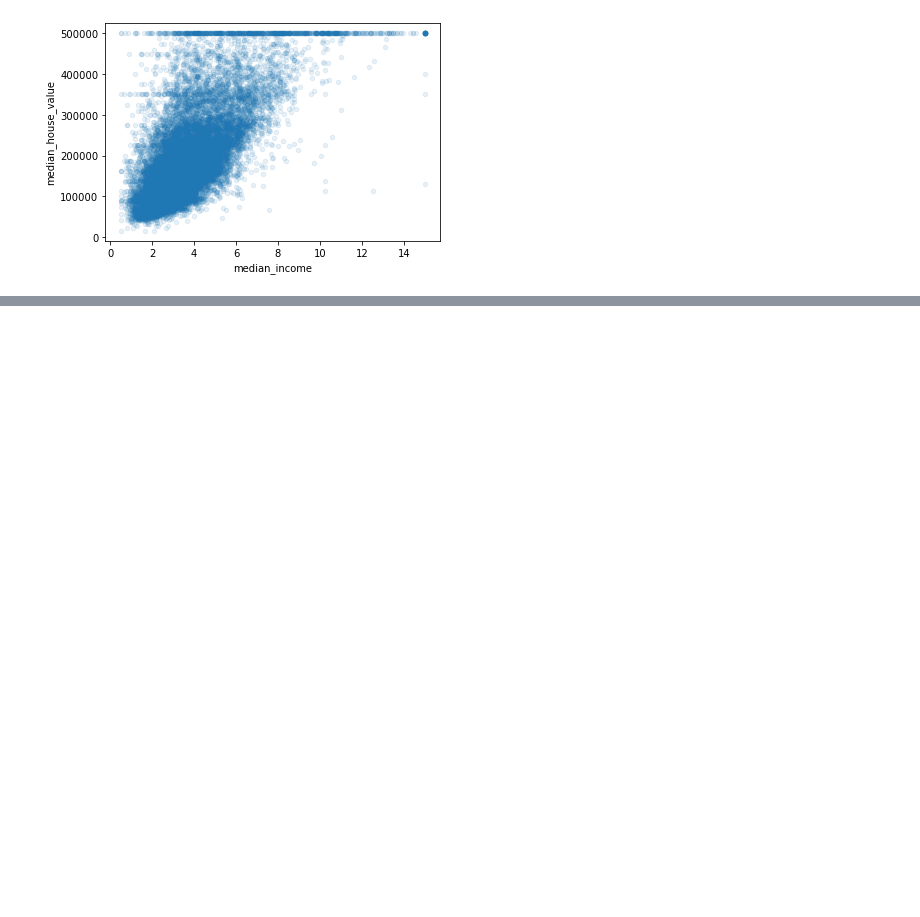
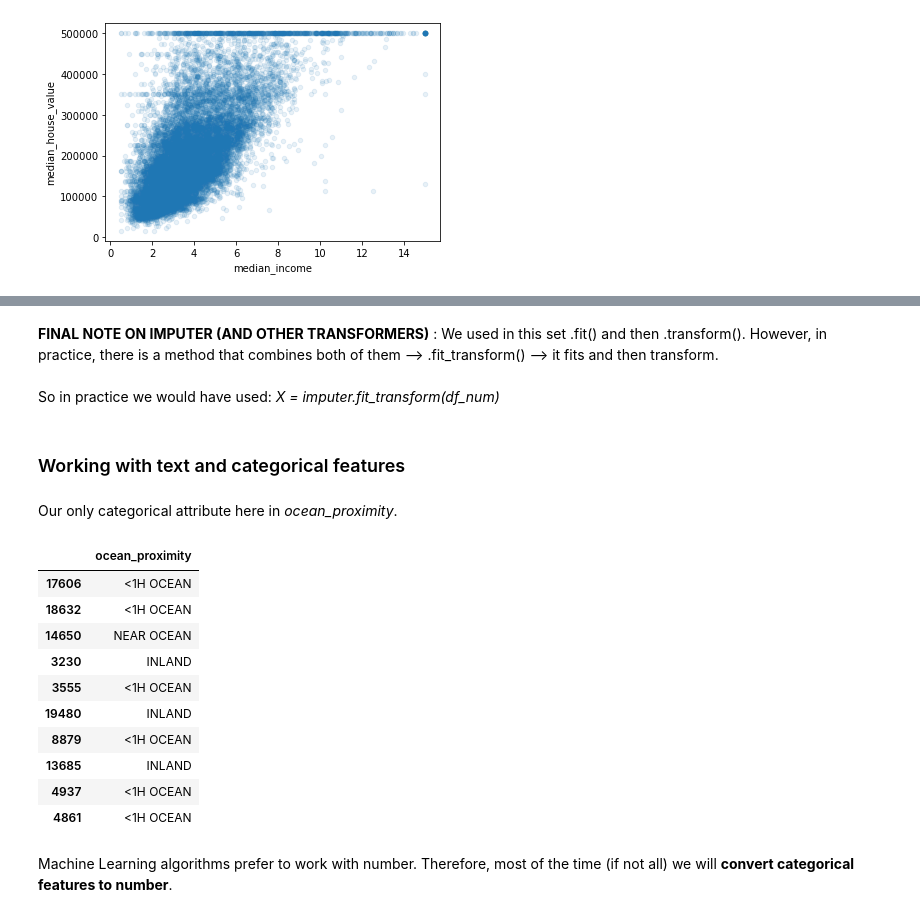
Before and after one commit to faresalouf/Machine_Learning, a Jupyter notebook: 1_Get_Started.ipynb, the cells around one changed output, grey strips where cells are left out. Cells and saved outputs as stored; diff of their text form; code cells hidden in the pictures; blank space fills up the shorter version.

Commit message:
Up to custom transformers

```diff
--- a/1_Get_Started.ipynb
+++ b/1_Get_Started.ipynb
@@ -395,0 +438,7 @@ plt.show()
+# %%
+# We will start by isolating the features (independant variables) from the target/labels (dependant variable).
+
+# By doing this we are also deleting the combined variables that we created. Don't worry, we will re-create them later in
+# a reproducible and more "Machine-Learny" way.
+df = strat_train_set.drop('median_house_value', axis = 1) # Features
+df_labels = strat_train_set['median_house_value'] # Labels
@@ -395,0 +460,4 @@ plt.show()
+# %%
+# Replace the missing values by the median
+median = df['total_bedrooms'].median() # NB: we compute the median value on the training set and use it for the test set too.
+df['total_bedrooms'].fillna(median,inplace=True) #inplace = True tells the function to fill with the median.
@@ -395,0 +547,25 @@ plt.show()
+# %% [markdown]
+**FINAL NOTE ON IMPUTER (AND OTHER TRANSFORMERS)** : We used in this set .fit() and then .transform(). However, in practice, there is a method that combines both of them --> .fit_transform() --> it fits and then transform.
+<br/>
+So in practice we would have used: *X = imputer.fit_transform(df_num)*
+# %% [markdown]
+### Working with text and categorical features
+# %% [markdown]
+Our only categorical attribute here in *ocean_proximity*.
+# %%
+df_cat = df[['ocean_proximity']] # We use [[]] because features array should always be 2D
+df_cat.head(10) # We want to look at the first 10 instance of this feature.
+# %% [output]
+|  | ocean_proximity |
+| 17606 | <1H OCEAN |
+| 18632 | <1H OCEAN |
+| 14650 | NEAR OCEAN |
+| 3230 | INLAND |
+| 3555 | <1H OCEAN |
+| 19480 | INLAND |
+| 8879 | <1H OCEAN |
+| 13685 | INLAND |
+| 4937 | <1H OCEAN |
+| 4861 | <1H OCEAN |
+# %% [markdown]
+Machine Learning algorithms prefer to work with number. Therefore, most of the time (if not all) we will **convert categorical features to number**.
```
Also changed, not shown: parts of 35 cells of this notebook.
